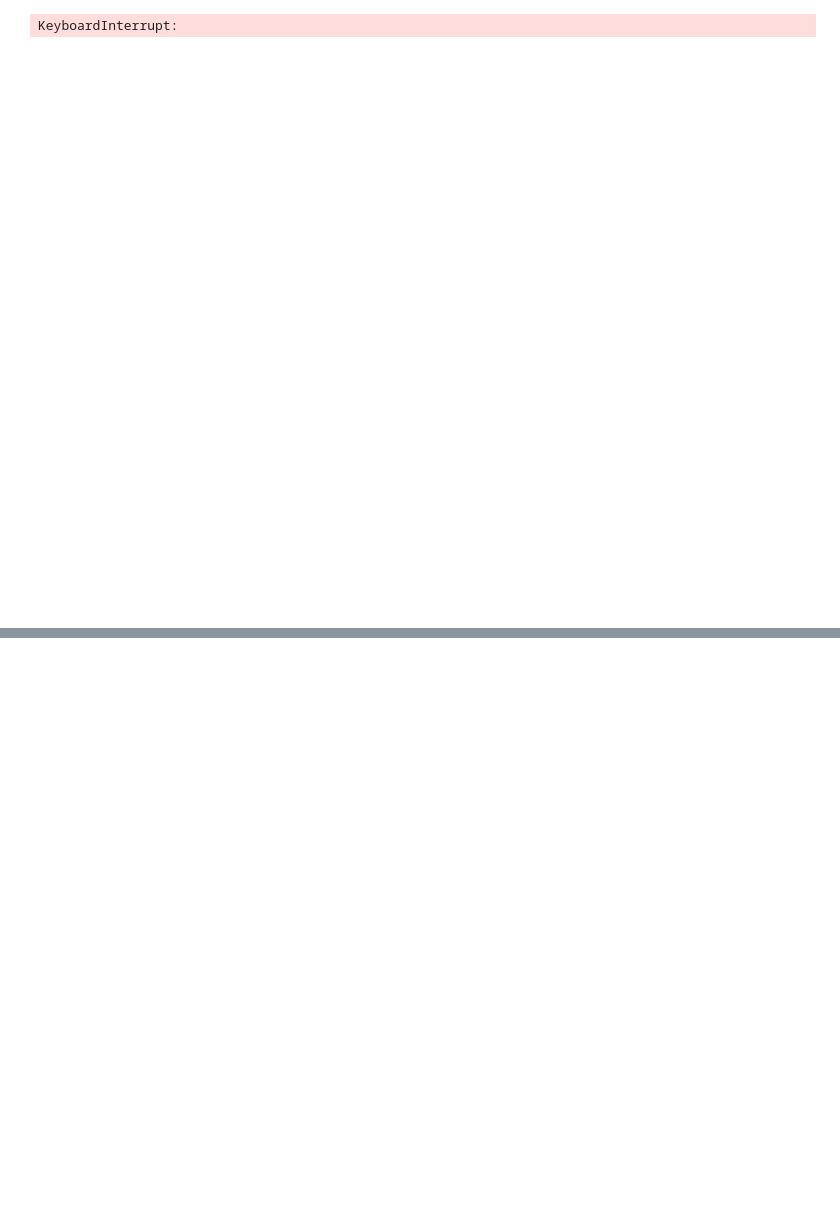
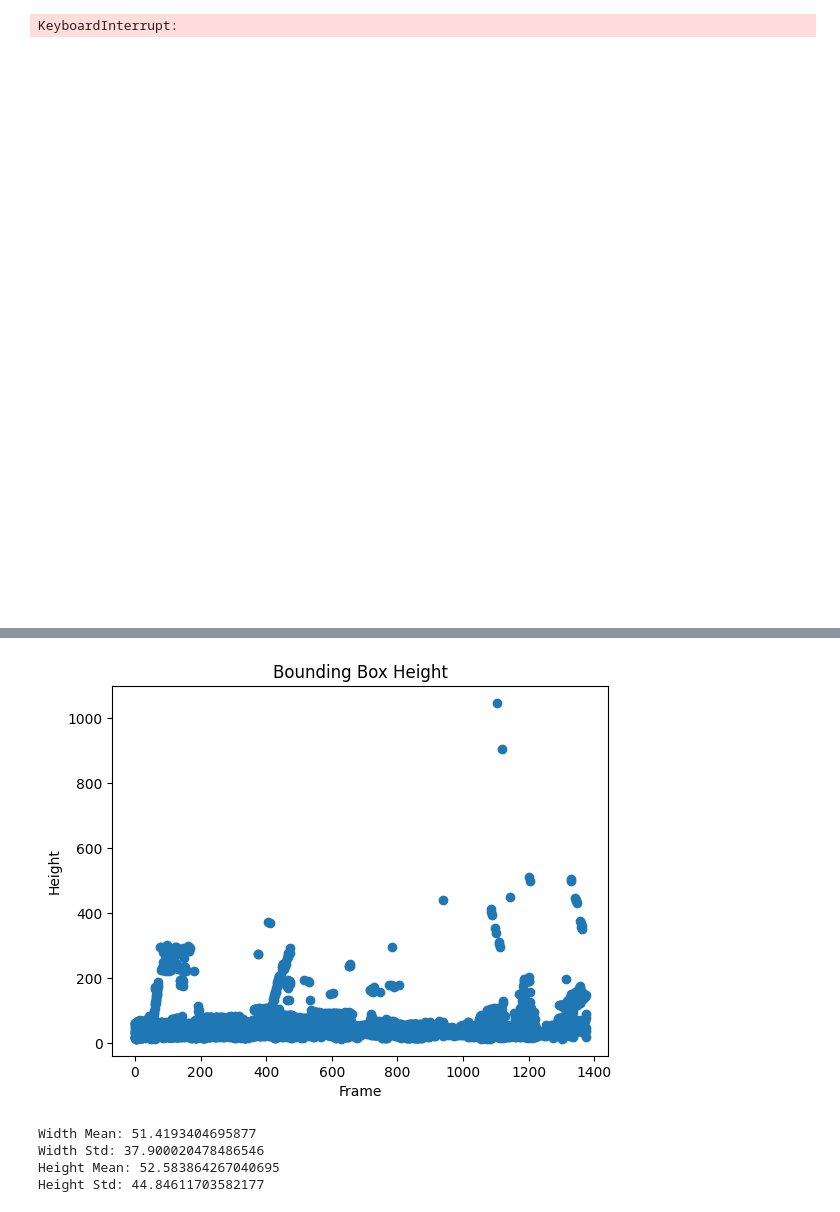
Before and after one commit to fathinahnj/skripsi, a Jupyter notebook: waste_classification_skripsi.ipynb, the cells around one changed output, grey strips where cells are left out. Saved outputs shown, nothing was run; the diff lists cells and outputs as text; code cells hidden in the pictures; blank space fills up the shorter version.

```diff
--- a/waste_classification_skripsi.ipynb
+++ b/waste_classification_skripsi.ipynb
@@ -350,0 +608,30 @@ sv.plot_images_grid(images=frame_samples[:4], grid_size=(2, 2))
+# %%
+plt.figure()
+plt.scatter(frames, heights)
+
+plt.title("Bounding Box Height")
+plt.xlabel("Frame")
+plt.ylabel("Height")
+
+plt.show()
+# %% [output]
+[figure, added]
+# %%
+import numpy as np
+
+width_mean = np.mean(widths)
+width_std = np.std(widths)
+
+height_mean = np.mean(heights)
+height_std = np.std(heights)
+
+print("Width Mean:", width_mean)
+print("Width Std:", width_std)
+
+print("Height Mean:", height_mean)
+print("Height Std:", height_std)
+# %% [output]
+Width Mean: 51.4193404695877
+Width Std: 37.900020478486546
+Height Mean: 52.583864267040695
+Height Std: 44.84611703582177
```
Also changed, not shown: parts of 38 cells of this notebook.
